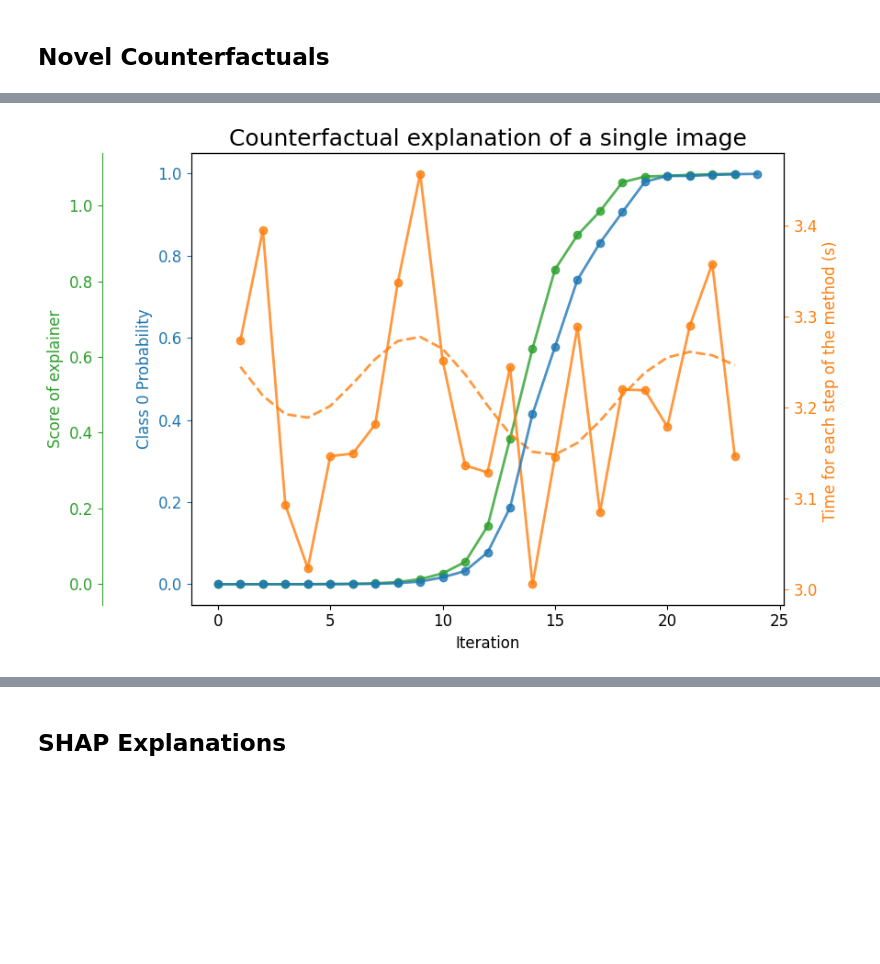
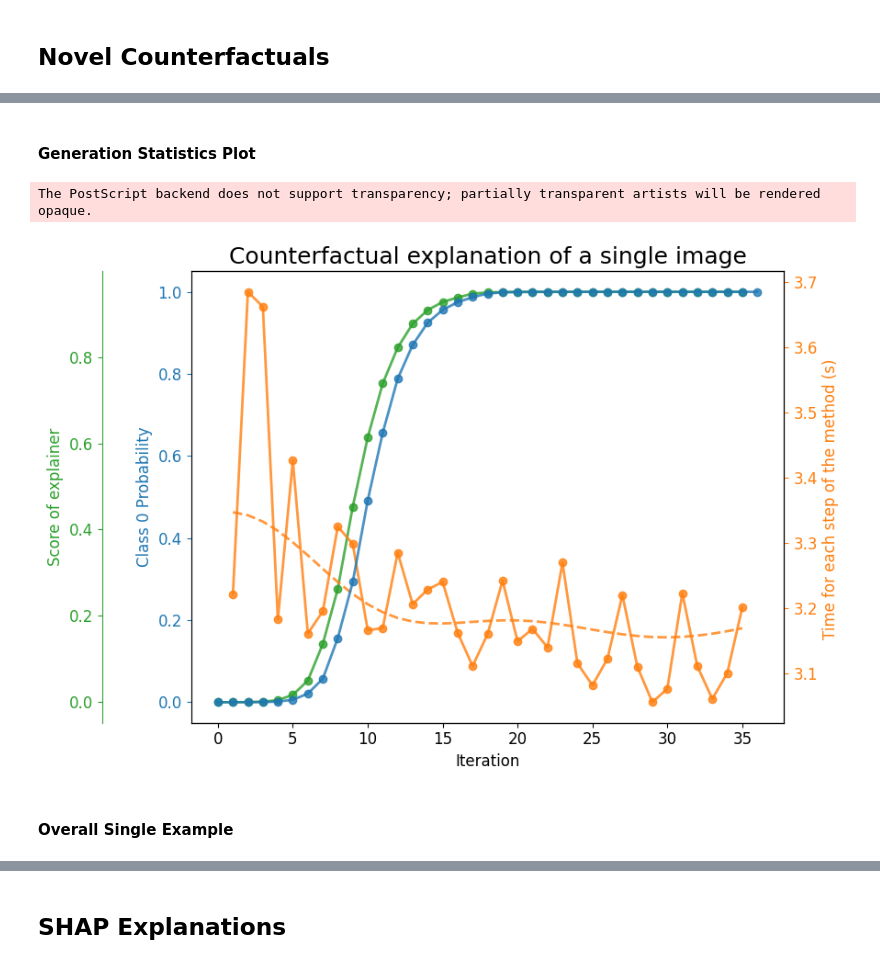
Before and after one commit to JoshanParmar/TuneableCounterfactuals, a Jupyter notebook: evaluations/mnist/evaluations.ipynb, the cells around one changed output, grey strips where cells are left out. Cells and saved outputs as stored; diff of their text form; code cells hidden in the pictures; blank space fills up the shorter version.

```diff
--- a/evaluations/mnist/evaluations.ipynb
+++ b/evaluations/mnist/evaluations.ipynb
@@ -82,7 +79,7 @@ x_test = ((x_test - x_test.min()) / (x_test.max() - x_test.min())) * (
 # Define Model
 def cnn_model():
     x_in = Input(shape=(28, 28, 1))
-    x = Conv2D(filters=32, kernel_size=2, padding="same", activation="relu")(x_in)
+    x = Conv2D(filters=32, kernel_size=3, padding="same", activation="relu")(x_in)
     x = MaxPooling2D(pool_size=2)(x)
     x = Dropout(0.3)(x)
 
@@ -91,7 +88,6 @@ def cnn_model():
     x = Dropout(0.3)(x)
 
     x = Flatten()(x)
-    x = Dense(256, activation="relu")(x)
     x = Dropout(0.5)(x)
     x_out = Dense(2, activation="softmax")(x)
 
@@ -199,0 +239,22 @@ cf_prototype = CounterfactualProto(
+# %%
+shape = (1,) + x_train.shape[1:]
+gamma = 100.0
+theta = 100.0
+c_init = 1.0
+c_steps = 2
+max_iterations = 1000
+feature_range = (x_train.min(), x_train.max())
+
+cf_prototype = CounterfactualProto(
+    cnn,
+    shape,
+    gamma=gamma,
+    theta=theta,
+    ae_model=ae,
+    enc_model=enc,
+    max_iterations=max_iterations,
+    feature_range=feature_range,
+    c_init=c_init,
+    c_steps=c_steps,
+)
+cf_prototype.fit(x_train)
@@ -283,5 +356,5 @@ explainer = Explainer(
     probability_prediction_function=lambda x: pipeline_with_reshape.predict(x).reshape(
         -1, 2
     ),
-    class_prediction_function=lambda x: pipeline_with_reshape.predict(x).argmax(),
+    class_prediction_function=lambda x: (pipeline_with_reshape.predict(x).argmax()),
 )
@@ -288,6 +363,6 @@ explainer = Explainer(
 # %%
 results = []
-for additional_threshold in [-0.25, 0, 0.499]:
+for additional_threshold in [-0.25, 0, 0.4999999]:
     results.append(
         explainer.explain(
             df.iloc[1],
@@ -402,3 +547,5 @@ plt.savefig("../../figures/mnist_counterfactual_example.png", bbox_inches="tight
+# %% [markdown]
+#### Generation Statistics Plot
 # %%
 overall_result = results[-1]
 # %%
@@ -460,34 +607,40 @@ twin_ax_2.set_ylabel("Score of explainer", fontsize=12)
 ax.tick_params(axis="both", which="major", labelsize=12)
 twin_ax.tick_params(axis="both", which="major", labelsize=12)
 twin_ax_2.tick_params(axis="both", which="major", labelsize=12)
 
 fit_train_x = np.arange(len(step_time[1:]))
 fit_train_y = step_time[1:]
 
 gpr = SVR()
 gpr.fit(fit_train_x.reshape(-1, 1), fit_train_y)
 gpr_y_pred = gpr.predict(fit_train_x.reshape(-1, 1))
 
 twin_ax.plot(fit_train_x + 1, gpr_y_pred, "--", linewidth=2, color="C1", alpha=0.8)
 
 twin_ax.spines["left"].set_color("C0")
 twin_ax.spines["right"].set_color("C1")
 ax.yaxis.label.set_color("C0")
 ax.tick_params(axis="y", colors="C0")
 twin_ax.yaxis.label.set_color("C1")
 twin_ax.tick_params(axis="y", colors="C1")
 twin_ax_2.spines["left"].set_color("C2")
 twin_ax_2.yaxis.label.set_color("C2")
 twin_ax_2.tick_params(axis="y", colors="C2")
 
 ax.set_zorder(twin_ax_2.get_zorder() + 2)
 twin_ax.set_zorder(twin_ax_2.get_zorder() + 1)
 ax.set_facecolor("none")
 
 ax.set_title("Counterfactual explanation of a single image", fontsize=18)
 plt.tight_layout()
+plt.savefig(
+    "../../figures/mnist_counterfactual_example_time_scores.eps", bbox_inches="tight"
+)
 # %% [output]
+The PostScript backend does not support transparency; partially transparent artists will be rendered opaque.
-[figure, old version]
+[figure, new version]
+# %% [markdown]
+#### Overall Single Example
 # %%
 fig, ax = plt.subplots(1, 3, figsize=(27, 9))
 ax[0].imshow(
```
Also changed, not shown: parts of 65 cells of this notebook, 25 other files.
